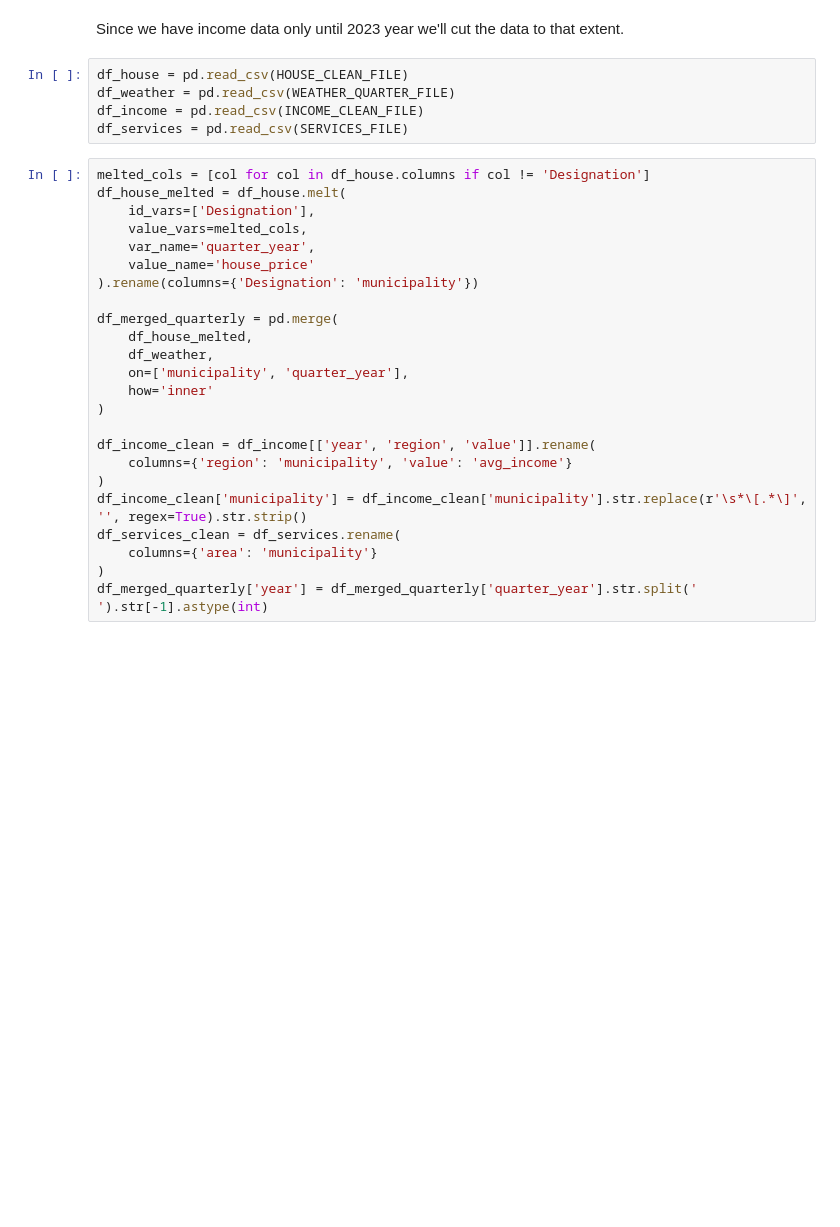
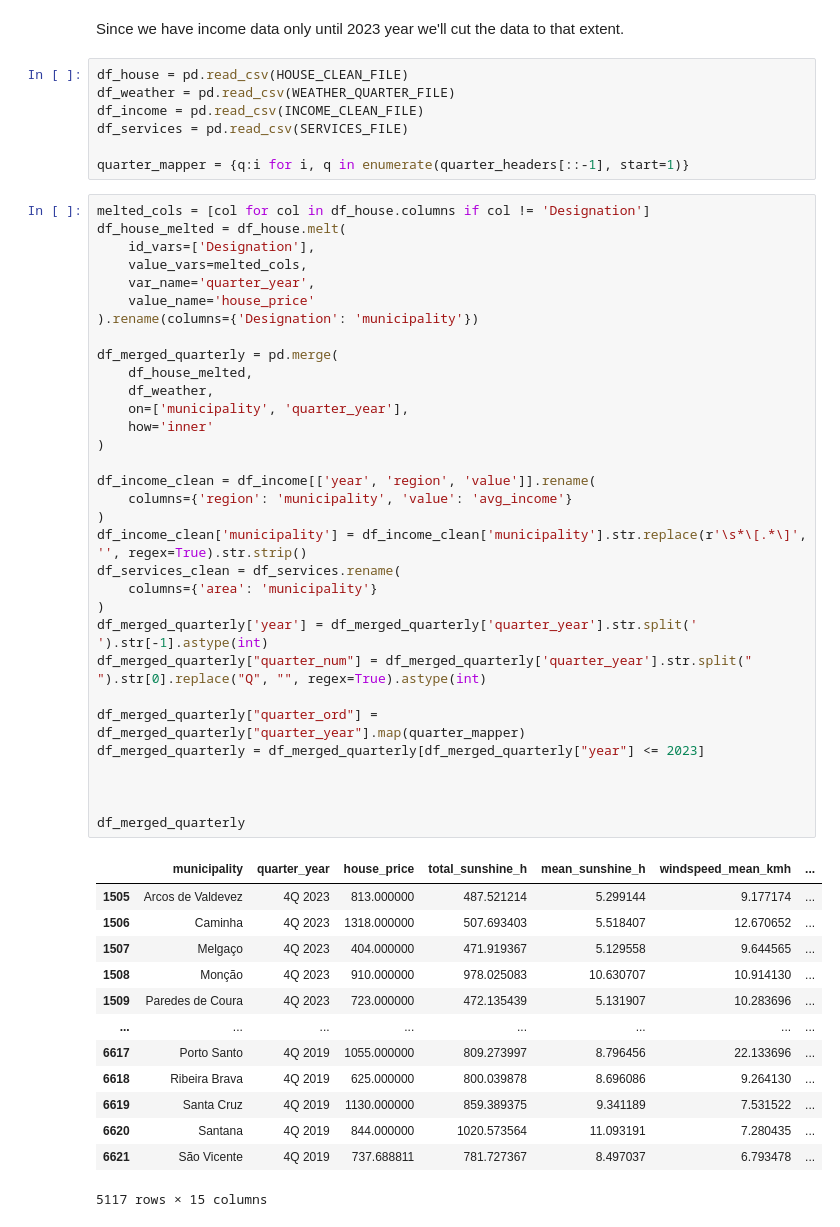
Before and after one commit to Shushunya/FCD-housing-prices, a Jupyter notebook: main.ipynb, the cells around one changed output. Cells and saved outputs as stored; diff of their text form; blank space fills up the shorter version.

```diff
--- a/main.ipynb
+++ b/main.ipynb
@@ -653,27 +660,51 @@ df_house = pd.read_csv(HOUSE_CLEAN_FILE)
 df_weather = pd.read_csv(WEATHER_QUARTER_FILE)
 df_income = pd.read_csv(INCOME_CLEAN_FILE)
 df_services = pd.read_csv(SERVICES_FILE)
+
+quarter_mapper = {q:i for i, q in enumerate(quarter_headers[::-1], start=1)}
 # %%
 melted_cols = [col for col in df_house.columns if col != 'Designation']
 df_house_melted = df_house.melt(
     id_vars=['Designation'],
     value_vars=melted_cols,
     var_name='quarter_year',
     value_name='house_price'
 ).rename(columns={'Designation': 'municipality'})
 
 df_merged_quarterly = pd.merge(
     df_house_melted,
     df_weather,
     on=['municipality', 'quarter_year'],
     how='inner'
 )
 
 df_income_clean = df_income[['year', 'region', 'value']].rename(
     columns={'region': 'municipality', 'value': 'avg_income'}
 )
 df_income_clean['municipality'] = df_income_clean['municipality'].str.replace(r'\s*\[.*\]', '', regex=True).str.strip()
 df_services_clean = df_services.rename(
     columns={'area': 'municipality'}
 )
 df_merged_quarterly['year'] = df_merged_quarterly['quarter_year'].str.split(' ').str[-1].astype(int)
+df_merged_quarterly["quarter_num"] = df_merged_quarterly['quarter_year'].str.split(" ").str[0].replace("Q", "", regex=True).astype(int)
+
+df_merged_quarterly["quarter_ord"] = df_merged_quarterly["quarter_year"].map(quarter_mapper)
+df_merged_quarterly = df_merged_quarterly[df_merged_quarterly["year"] <= 2023]
+
+
+
+df_merged_quarterly
+# %% [output]
+|  | municipality | quarter_year | house_price | total_sunshine_h | mean_sunshine_h | windspeed_mean_kmh | ... |
+| 1505 | Arcos de Valdevez | 4Q 2023 | 813.000000 | 487.521214 | 5.299144 | 9.177174 | ... |
+| 1506 | Caminha | 4Q 2023 | 1318.000000 | 507.693403 | 5.518407 | 12.670652 | ... |
+| 1507 | Melgaço | 4Q 2023 | 404.000000 | 471.919367 | 5.129558 | 9.644565 | ... |
+| 1508 | Monção | 4Q 2023 | 910.000000 | 978.025083 | 10.630707 | 10.914130 | ... |
+| 1509 | Paredes de Coura | 4Q 2023 | 723.000000 | 472.135439 | 5.131907 | 10.283696 | ... |
+| ... | ... | ... | ... | ... | ... | ... | ... |
+| 6617 | Porto Santo | 4Q 2019 | 1055.000000 | 809.273997 | 8.796456 | 22.133696 | ... |
+| 6618 | Ribeira Brava | 4Q 2019 | 625.000000 | 800.039878 | 8.696086 | 9.264130 | ... |
+| 6619 | Santa Cruz | 4Q 2019 | 1130.000000 | 859.389375 | 9.341189 | 7.531522 | ... |
+| 6620 | Santana | 4Q 2019 | 844.000000 | 1020.573564 | 11.093191 | 7.280435 | ... |
+| 6621 | São Vicente | 4Q 2019 | 737.688811 | 781.727367 | 8.497037 | 6.793478 | ... |
+5117 rows × 15 columns
```
Also changed, not shown: parts of 25 cells of this notebook, 2 other files.
